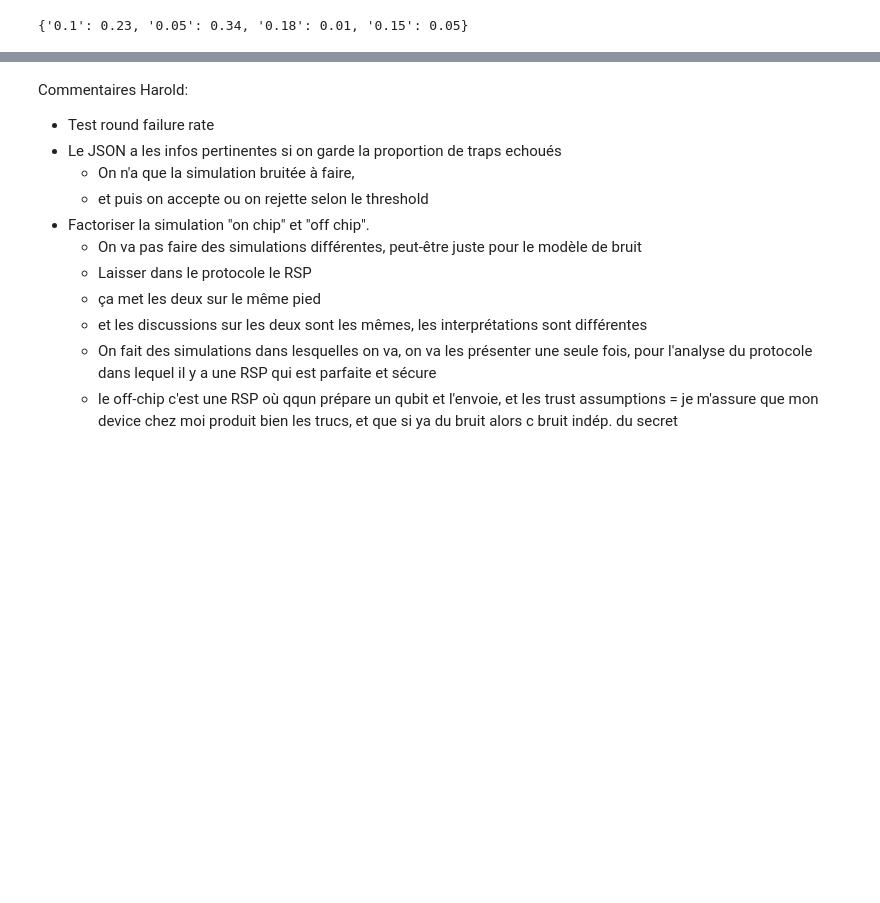
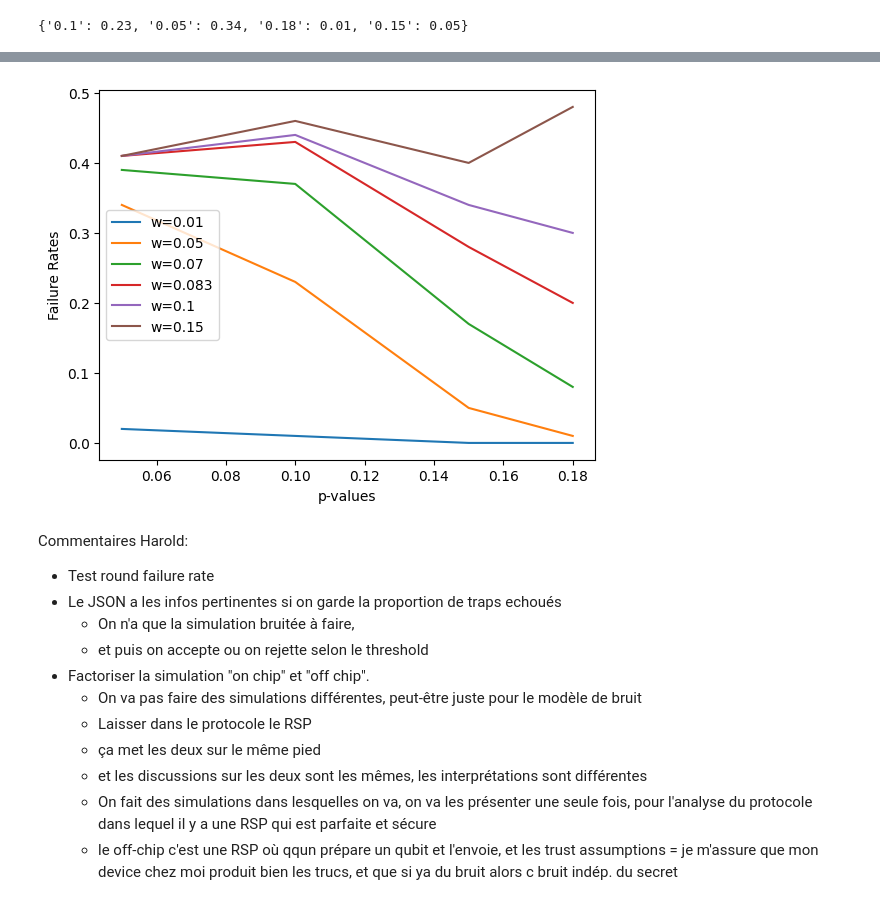
Before and after one commit to qat-inria/gospel, a Jupyter notebook: gospel/post_processing/main.ipynb, the cells around one changed output, grey strips where cells are left out. Saved outputs shown, nothing was run; the diff lists cells and outputs as text; code cells hidden in the pictures; blank space fills up the shorter version.

```diff
--- a/gospel/post_processing/main.ipynb
+++ b/gospel/post_processing/main.ipynb
@@ -101,3 +102,32 @@ plt.show()
+# %%
+import matplotlib.pyplot as plt
+import csv
+
+# Read the saved file
+filename = "wrong-decisions-prob.csv"
+thresholds = []
+data = {}
+
+with open(filename, mode="r") as file:
+    reader = csv.reader(file)
+    header = next(reader)  # Read header
+    p_values = [float(x) for x in header[1:]]  # Extract p_values from header
+
+    for row in reader:
+        t = float(row[0])
+        thresholds.append(t)
+        data[t] = [float(x) for x in row[1:]]  # Store values
+
+# Plot the results
+for t in thresholds:
+    plt.plot(p_values, data[t], label=f'w={t}')
+
+plt.xlabel("p-values")
+plt.ylabel("Failure Rates")
+plt.legend()
+plt.show()
+# %% [output]
+[figure, added]
 # %% [markdown]
 Commentaires Harold:
 - Test round failure rate
```
Also changed, not shown: parts of 2 cells of this notebook, 3 other files.
